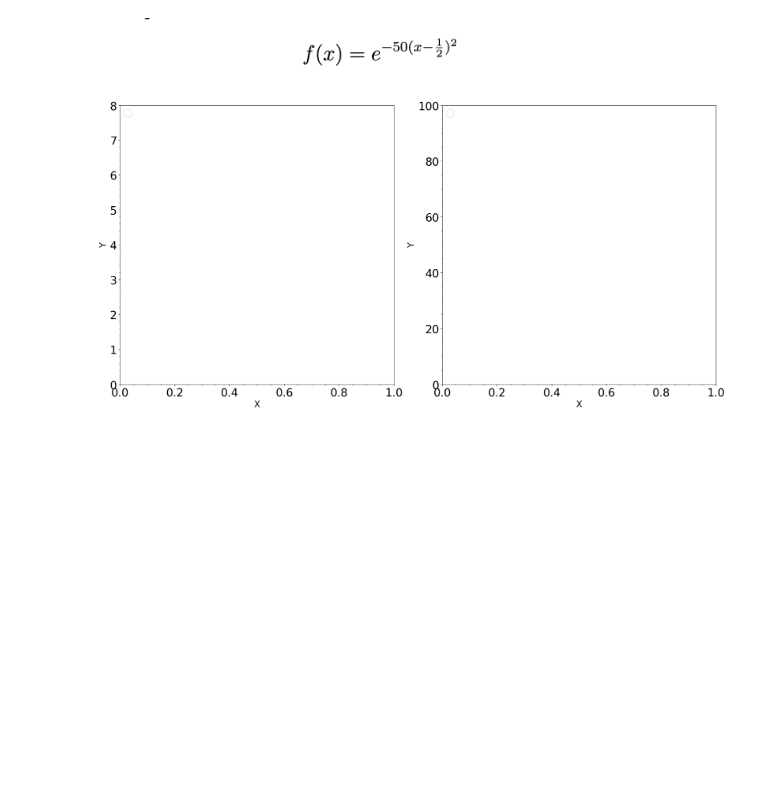
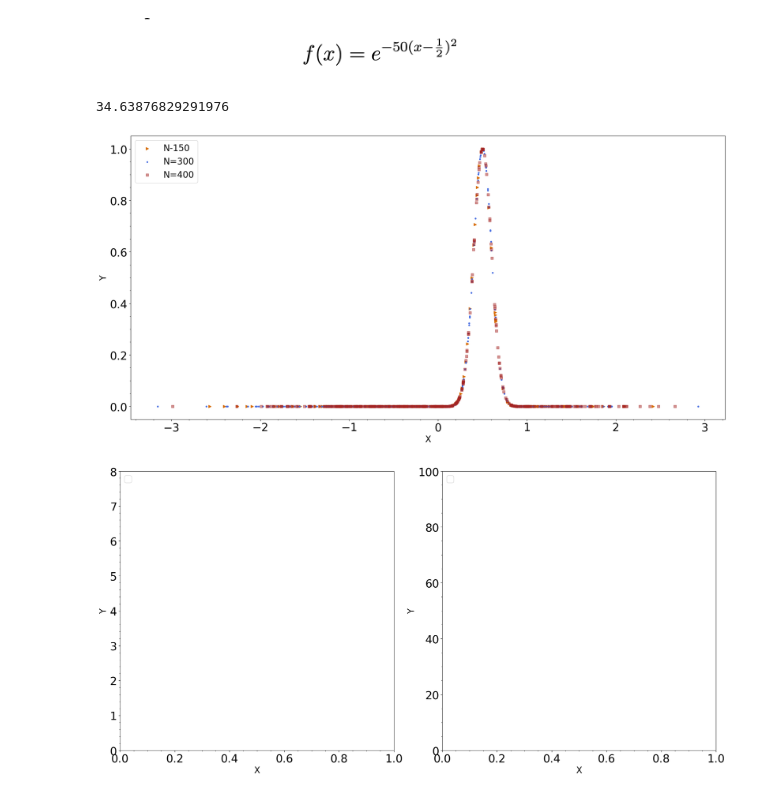
Before and after one commit to Astro-CMalhas/Computational-Astronomy, a Jupyter notebook: Comp_HW_5_FFT.ipynb, the cells around one changed output. Cells and saved outputs as stored; diff of their text form; code cells hidden in the pictures; blank space fills up the shorter version.

Commit message:
Added plot 1
Added the code to do problem one as well as to plot the figure for question 1b

```diff
--- a/Comp_HW_5_FFT.ipynb
+++ b/Comp_HW_5_FFT.ipynb
@@ -27,6 +27,52 @@ color1,color2,color3,color4 = '#D76A03','#4169E1','#a52422','#8EA604'
 
 #Equation 1
 def func1(x):
-  y=e**(-50*(x-.5)**2)
+  y=np.e**(-50*(x-.5)**2)
   return y
+arraytest150 = np.random.normal(0,1,150)
+arraytest300 = np.random.normal(0,1,300)
+arraytest400= np.random.normal(0,1,400)
+
+#print (func1(arraytest))
+# %%
+Q1BNumerical = np.sum(func1(arraytest150))
+Q1BNumerical = np.sum(func1(arraytest300))
+Q1BNumerical = np.sum(func1(arraytest400))
+
+#print (Q1BNumerical)
+# %% [output]
+34.63876829291976
+# %%
+
+fig, (ax1) = plt.subplots(1, 1, figsize=(20, 10))
+
+#ax1.plot(x_ex1, y_ex1, 'k-', linewidth=6, label='y = tan(x)')
+#ax1.plot(x_e1, y_e1, color=color4, linestyle='--', linewidth=6, label='Euler, 50 steps')
+#ax1.plot(x_rk1, y_ex1,linewidth=2, label='RK4')
+
+#ax1.plot(x_rk1, y_rk1, color='#a52422', linestyle='dotted', linewidth=12, label='RK4, 50 steps')
+
+
+
+ax1.set_xlabel("X", fontsize=20)
+ax1.set_ylabel("Y", fontsize=20)
+ax1.tick_params(axis='both', which='major', labelsize=25)
+ax1.legend(loc='upper left', fontsize=20)
+ax1.minorticks_on()
+
+ax1.scatter(arraytest150, func1(arraytest150),label="N-150",c=color1,marker='>')
+ax1.scatter(arraytest300, func1(arraytest300),label="N=300",c=color2,marker='.')
+ax1.scatter(arraytest400, func1(arraytest400),label="N=400",c=color3,marker='s',alpha=.5)
+
+#plt.savefig('Fig1',dpi = 300
+
+
+ax1.legend(loc='upper left', fontsize=20)
+#plt.savefig('Fig1',dpi = 300)
+plt.tight_layout()
+plt.show()
+
+plt.show()
+# %% [output]
+[figure, added]
 # %%
```
Also changed, not shown: parts of 1 cell of this notebook.
